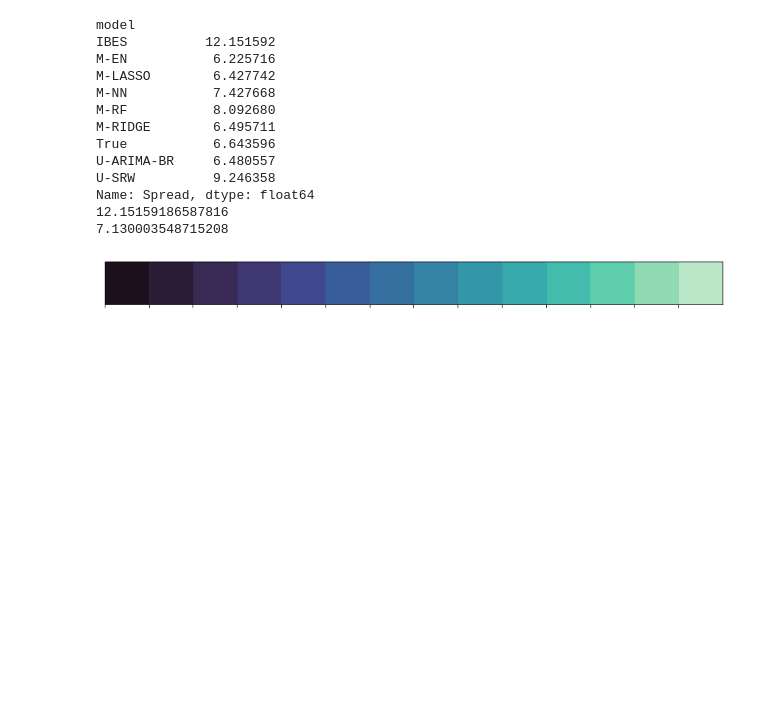
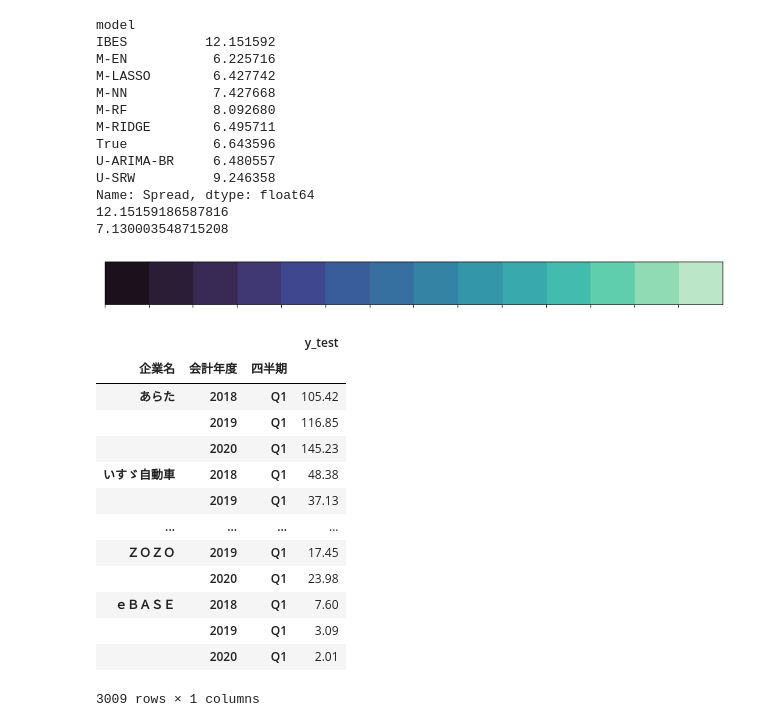
Before and after one commit to hessihan/eps_foracasting, a Jupyter notebook: paper/tex/img/img.ipynb, the cells around one changed output. Drawn from its saved outputs; the diff is of its cells as text; code cells hidden in the pictures; blank space fills up the shorter version.

```diff
--- a/paper/tex/img/img.ipynb
+++ b/paper/tex/img/img.ipynb
@@ -1502,3 +1502,20 @@ Name: Spread, dtype: float64
 sns.palplot(sns.color_palette("mako", n_colors=14))
 # %% [output]
 [figure]
+# %%
+y_test.loc[pd.IndexSlice[:, :, "Q1"]]
+# %% [output]
+|  |  |  | y_test |
+| 企業名 | 会計年度 | 四半期 |  |
+| あらた | 2018 | Q1 | 105.42 |
+|  | 2019 | Q1 | 116.85 |
+|  | 2020 | Q1 | 145.23 |
+| いすゞ自動車 | 2018 | Q1 | 48.38 |
+|  | 2019 | Q1 | 37.13 |
+| ... | ... | ... | ... |
+| ＺＯＺＯ | 2019 | Q1 | 17.45 |
+|  | 2020 | Q1 | 23.98 |
+| ｅＢＡＳＥ | 2018 | Q1 | 7.60 |
+|  | 2019 | Q1 | 3.09 |
+|  | 2020 | Q1 | 2.01 |
+3009 rows × 1 columns
```
Also changed, not shown: parts of 6 cells of this notebook, 16 other files.
